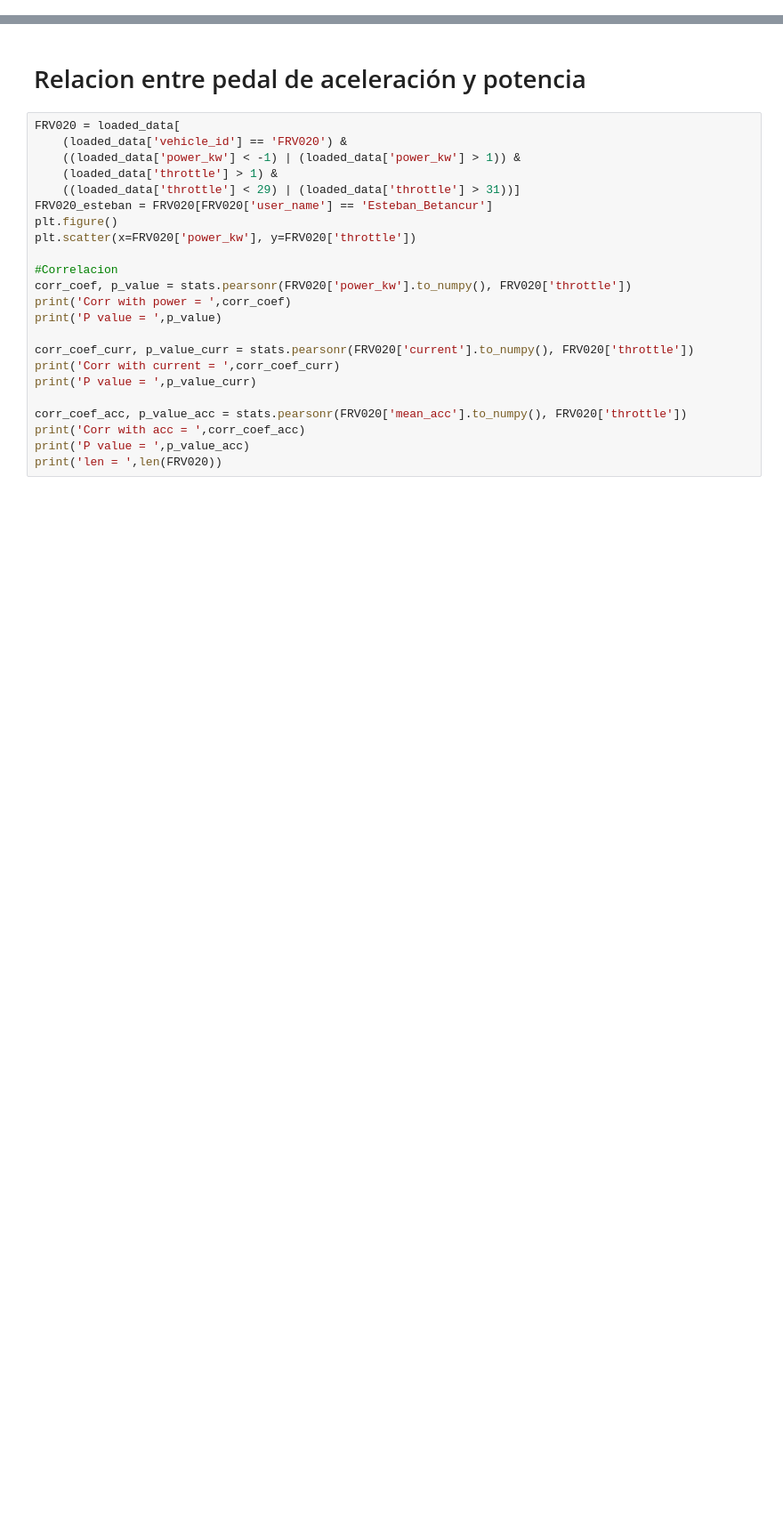
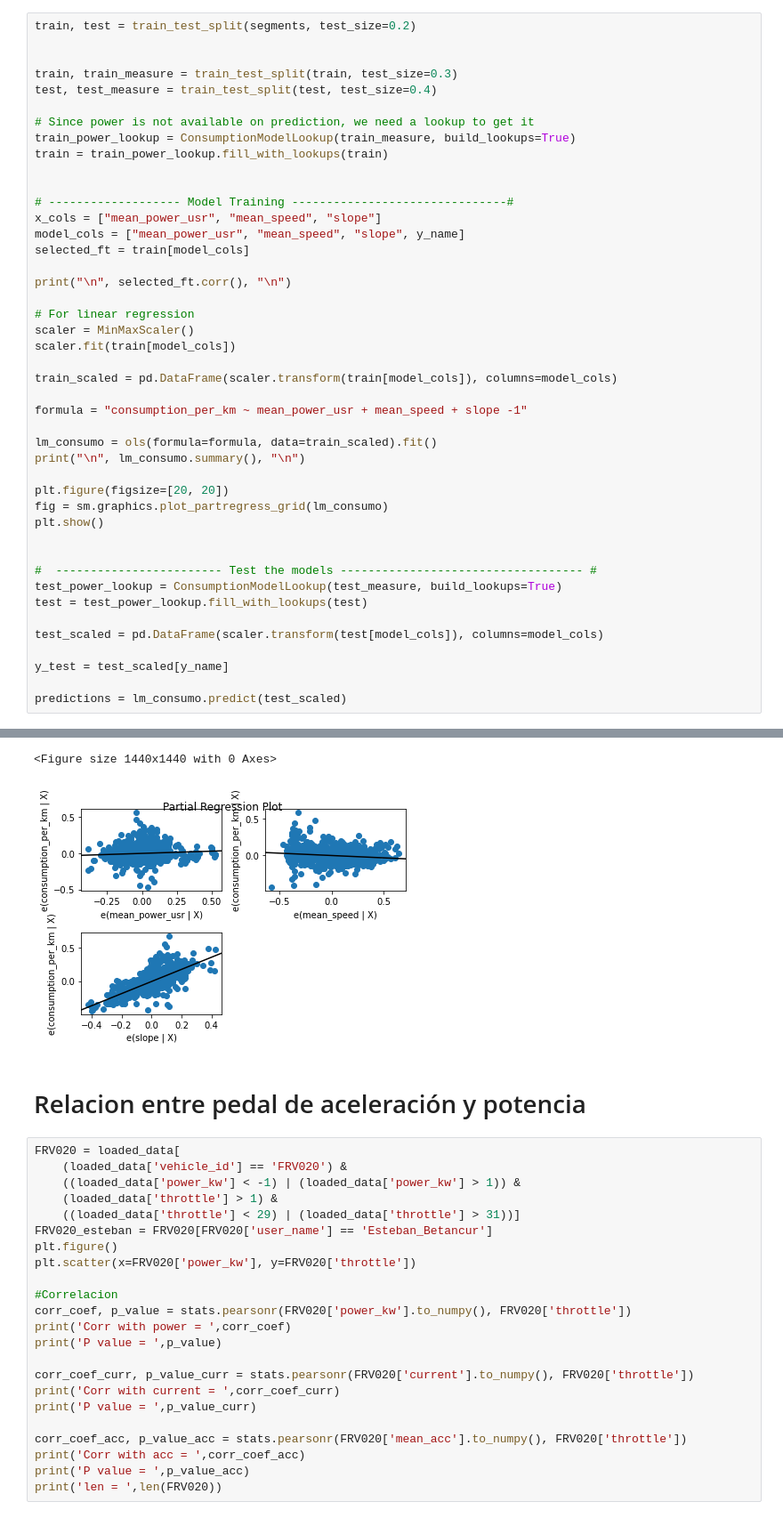
Before and after one commit to sechava4/monitoreogrid, a Jupyter notebook: managev_app/Research/ConsumptionEstimation/Model_generation_notebook.ipynb, the cells around one changed output, grey strips where cells are left out. Shown at 89% size. Cells and saved outputs as stored; diff of their text form; blank space fills up the shorter version.

```diff
--- a/managev_app/Research/ConsumptionEstimation/Model_generation_notebook.ipynb
+++ b/managev_app/Research/ConsumptionEstimation/Model_generation_notebook.ipynb
@@ -147,0 +90,45 @@ plt.scatter(x=loaded_data.timestamp2, y=loaded_data.user_name)
+# %%
+train, test = train_test_split(segments, test_size=0.2)
+
+
+train, train_measure = train_test_split(train, test_size=0.3)
+test, test_measure = train_test_split(test, test_size=0.4)
+
+# Since power is not available on prediction, we need a lookup to get it
+train_power_lookup = ConsumptionModelLookup(train_measure, build_lookups=True)
+train = train_power_lookup.fill_with_lookups(train)
+
+
+# ------------------- Model Training -------------------------------#
+x_cols = ["mean_power_usr", "mean_speed", "slope"]
+model_cols = ["mean_power_usr", "mean_speed", "slope", y_name]
+selected_ft = train[model_cols]
+
+print("\n", selected_ft.corr(), "\n")
+
+# For linear regression
+scaler = MinMaxScaler()
+scaler.fit(train[model_cols])
+
+train_scaled = pd.DataFrame(scaler.transform(train[model_cols]), columns=model_cols)
+
+formula = "consumption_per_km ~ mean_power_usr + mean_speed + slope -1"
+
+lm_consumo = ols(formula=formula, data=train_scaled).fit()
+print("\n", lm_consumo.summary(), "\n")
+
+plt.figure(figsize=[20, 20])
+fig = sm.graphics.plot_partregress_grid(lm_consumo)
+plt.show()
+
+
+#  ------------------------ Test the models ----------------------------------- #
+test_power_lookup = ConsumptionModelLookup(test_measure, build_lookups=True)
+test = test_power_lookup.fill_with_lookups(test)
+
+test_scaled = pd.DataFrame(scaler.transform(test[model_cols]), columns=model_cols)
+
+y_test = test_scaled[y_name]
+
+predictions = lm_consumo.predict(test_scaled)
+# %% [output]
@@ -148,3 +152,5 @@ plt.scatter(x=loaded_data.timestamp2, y=loaded_data.user_name)
+<Figure size 1440x1440 with 0 Axes>
+[figure, added]
 # %% [markdown]
 # Relacion entre pedal de aceleración y potencia
 # %%
```
Also changed, not shown: parts of 67 cells of this notebook, 15 other files.
